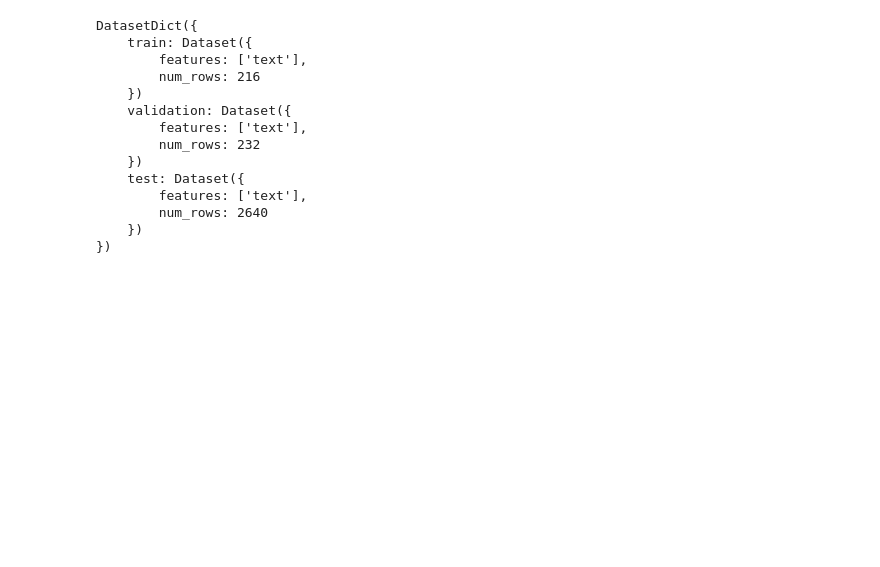
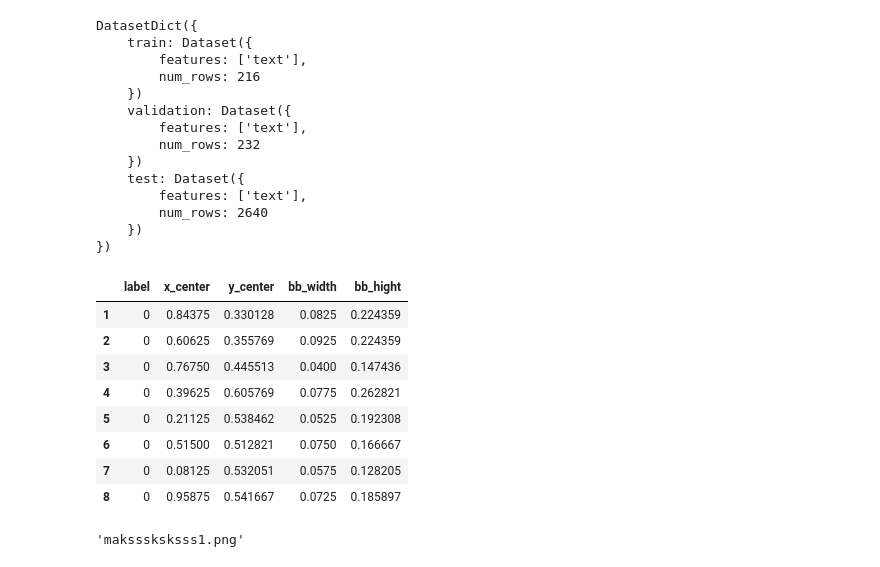
Before and after one commit to AnoopCA/Face-Mask-Detection-System, a Jupyter notebook: Notebooks/Data_Preprocessing.ipynb, the cells around one changed output. Cells and saved outputs as stored; diff of their text form; code cells hidden in the pictures; blank space fills up the shorter version.

```diff
--- a/Notebooks/Data_Preprocessing.ipynb
+++ b/Notebooks/Data_Preprocessing.ipynb
@@ -270,0 +273,26 @@ DatasetDict({
+# %%
+import pandas as pd
+import sys
+
+sys.path.append(r"D:\ML_Projects\Face-Mask-Detection-System\YOLOv3")
+
+import config
+
+annotations = pd.read_csv(config.DATASET + config.TRAIN_FILE)
+img_names = pd.read_csv(config.TRAIN_IMG_NAMES)
+# %%
+annotations[annotations['filename']==img_names.iloc[0][0]].iloc[:,1:]
+# %% [output]
+|  | label | x_center | y_center | bb_width | bb_hight |
+| 1 | 0 | 0.84375 | 0.330128 | 0.0825 | 0.224359 |
+| 2 | 0 | 0.60625 | 0.355769 | 0.0925 | 0.224359 |
+| 3 | 0 | 0.76750 | 0.445513 | 0.0400 | 0.147436 |
+| 4 | 0 | 0.39625 | 0.605769 | 0.0775 | 0.262821 |
+| 5 | 0 | 0.21125 | 0.538462 | 0.0525 | 0.192308 |
+| 6 | 0 | 0.51500 | 0.512821 | 0.0750 | 0.166667 |
+| 7 | 0 | 0.08125 | 0.532051 | 0.0575 | 0.128205 |
+| 8 | 0 | 0.95875 | 0.541667 | 0.0725 | 0.185897 |
+# %%
+img_names.iloc[0][0]
+# %% [output]
+'maksssksksss1.png'
```
Also changed, not shown: parts of 1 cell of this notebook, 2 other files.
